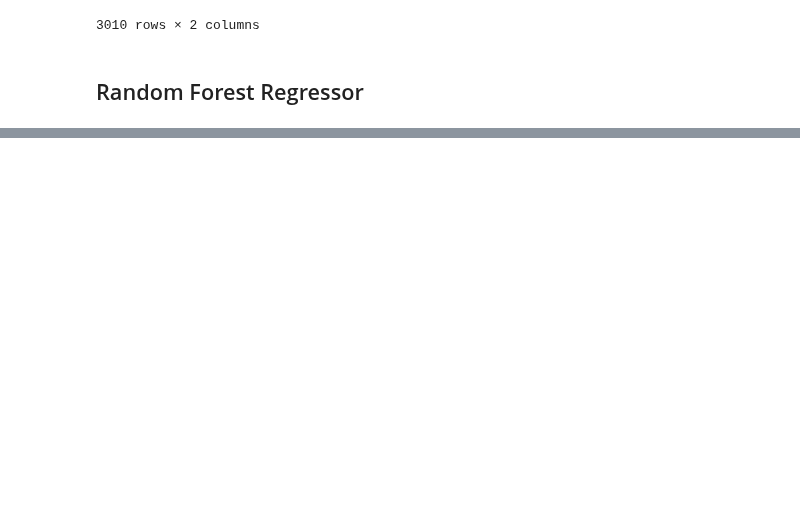
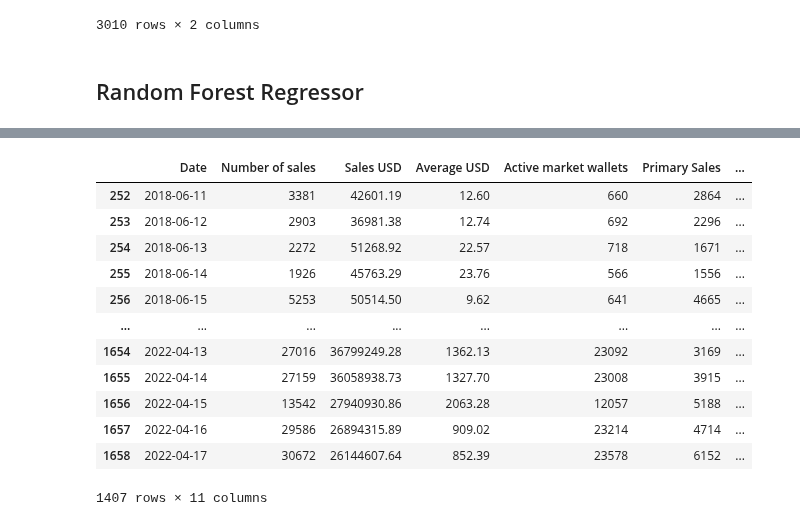
Before and after one commit to amicha02/ape_mining, a Jupyter notebook: notebooks/2.0-dv-ols-forest.ipynb, the cells around one changed output, grey strips where cells are left out. Cells and saved outputs as stored; diff of their text form; code cells hidden in the pictures; blank space fills up the shorter version.

```diff
--- a/notebooks/2.0-dv-ols-forest.ipynb
+++ b/notebooks/2.0-dv-ols-forest.ipynb
@@ -396,0 +407,2 @@ plot_preds_scatter(rf_predictions)
+# %%
+df2.drop(['Unnamed: 0'], axis=1, inplace=True)
@@ -396,0 +446,4 @@ plot_preds_scatter(rf_predictions)
+# %%
+int_date = df.index.get_level_values('Date')[0]
+# %%
+df2.Date = pd.to_datetime(df2['Date'])
@@ -396,0 +459,18 @@ plot_preds_scatter(rf_predictions)
+# %%
+df3 = df2[df2.Date >= int_date]
+# %%
+df3
+# %% [output]
+|  | Date | Number of sales | Sales USD | Average USD | Active market wallets | Primary Sales | ... |
+| 252 | 2018-06-11 | 3381 | 42601.19 | 12.60 | 660 | 2864 | ... |
+| 253 | 2018-06-12 | 2903 | 36981.38 | 12.74 | 692 | 2296 | ... |
+| 254 | 2018-06-13 | 2272 | 51268.92 | 22.57 | 718 | 1671 | ... |
+| 255 | 2018-06-14 | 1926 | 45763.29 | 23.76 | 566 | 1556 | ... |
+| 256 | 2018-06-15 | 5253 | 50514.50 | 9.62 | 641 | 4665 | ... |
+| ... | ... | ... | ... | ... | ... | ... | ... |
+| 1654 | 2022-04-13 | 27016 | 36799249.28 | 1362.13 | 23092 | 3169 | ... |
+| 1655 | 2022-04-14 | 27159 | 36058938.73 | 1327.70 | 23008 | 3915 | ... |
+| 1656 | 2022-04-15 | 13542 | 27940930.86 | 2063.28 | 12057 | 5188 | ... |
+| 1657 | 2022-04-16 | 29586 | 26894315.89 | 909.02 | 23214 | 4714 | ... |
+| 1658 | 2022-04-17 | 30672 | 26144607.64 | 852.39 | 23578 | 6152 | ... |
+1407 rows × 11 columns
```
Also changed, not shown: parts of 20 cells of this notebook.
